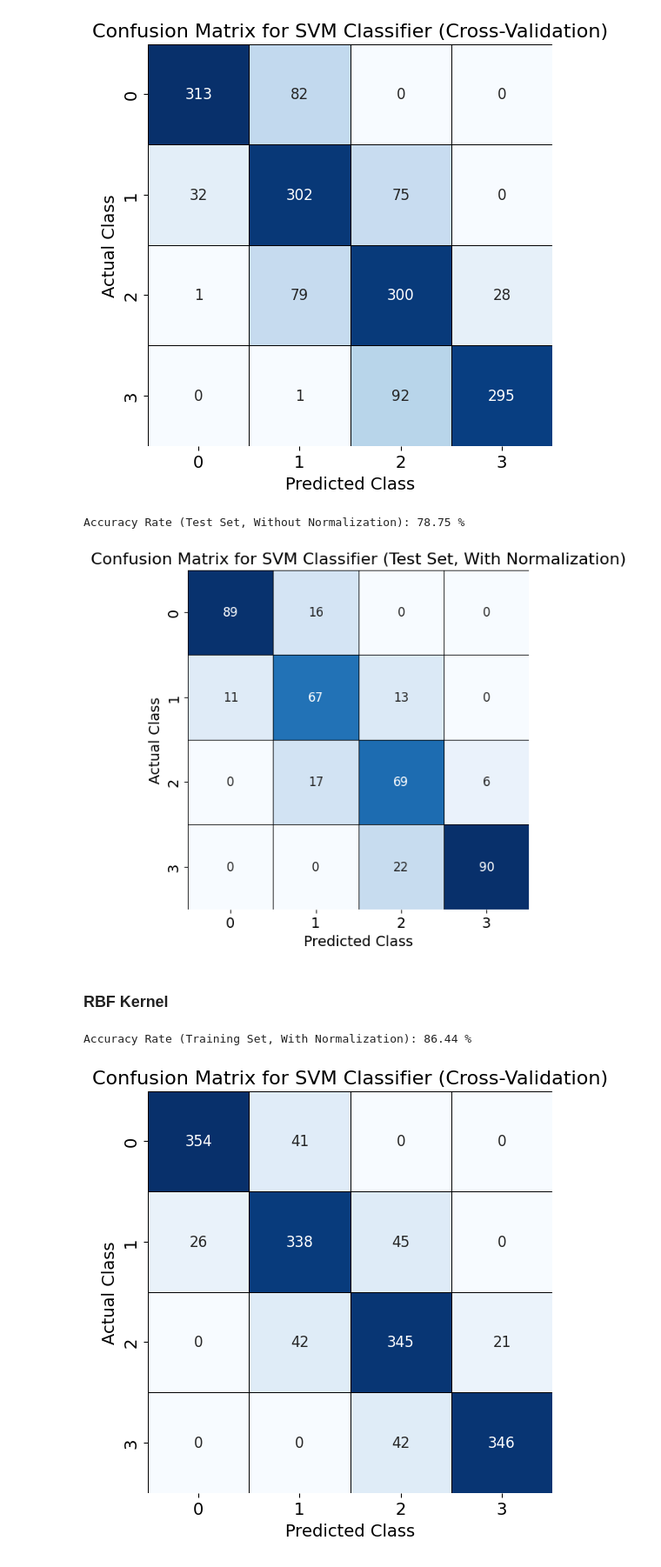
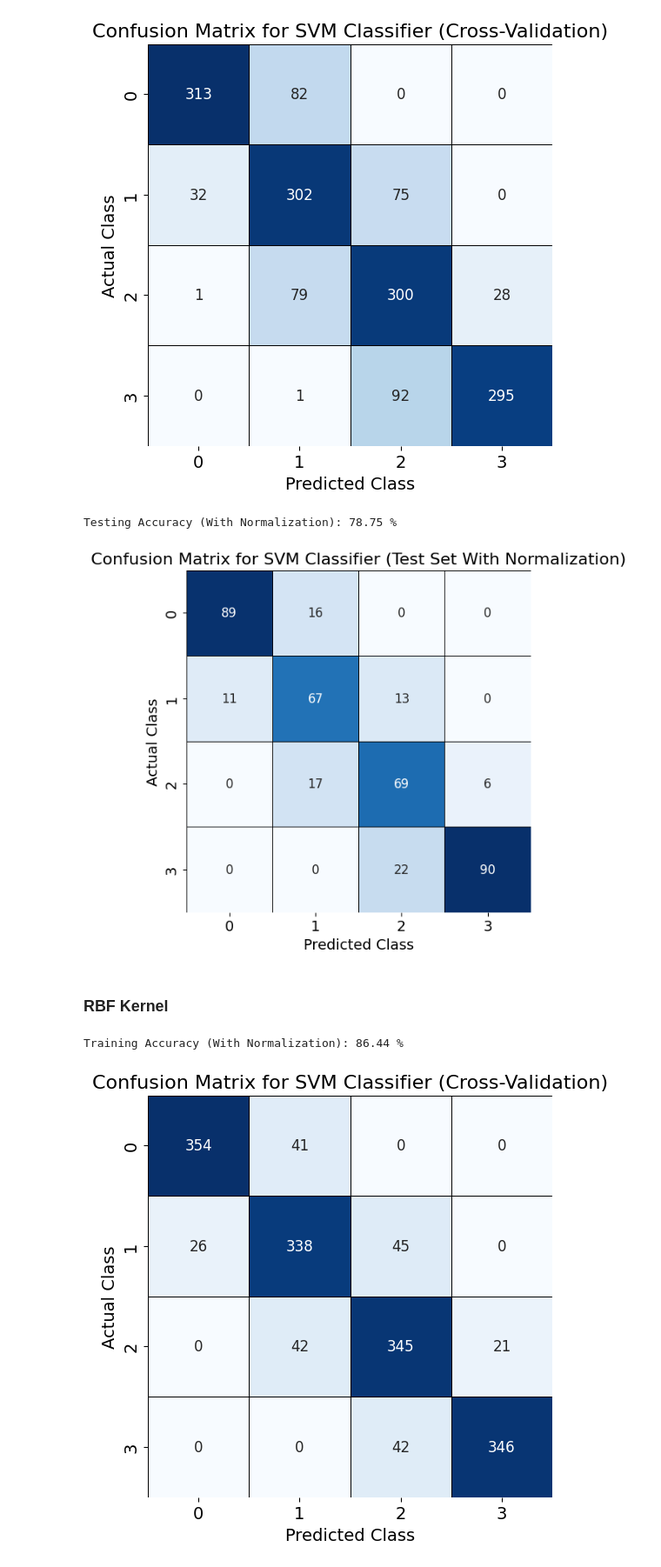
Before and after one commit to Mouleshwar3238/Mobile_Price_Classification, a Jupyter notebook: SVM_MPC.ipynb, the cells around one changed output. Shown at 87% size. Saved outputs shown, nothing was run; the diff lists cells and outputs as text; code cells hidden in the pictures.

```diff
--- a/SVM_MPC.ipynb
+++ b/SVM_MPC.ipynb
@@ -311,23 +311,23 @@ y_test_pred6 = svm_classifier6.predict(X_test_normalized)
 # %%
 # Evaluating the classifier on the test set
 accuracy_test6 = accuracy_score(y_test, y_test_pred6)
-print('Accuracy Rate (Test Set, Without Normalization):',round(accuracy_test6*100,2),'%')
+print('Testing Accuracy (With Normalization):',round(accuracy_test6*100,2),'%')
 # %% [output]
-Accuracy Rate (Test Set, Without Normalization): 78.75 %
+Testing Accuracy (With Normalization): 78.75 %
 # %%
 # Generating and plotting the confusion matrix for the test set
 conf_matrix_test6 = confusion_matrix(y_test, y_test_pred6)
 
 plt.figure(figsize=(6,6))
 sns.heatmap(conf_matrix_test6, annot=True, fmt='d', cmap='Blues', cbar=False, linewidths=0.5, linecolor='black',
             xticklabels=svm_classifier6.classes_, yticklabels=svm_classifier6.classes_, annot_kws={"size": 12})
 plt.xlabel('Predicted Class', color='black', fontsize=14)
 plt.ylabel('Actual Class', color='black', fontsize=14)
-plt.title('Confusion Matrix for SVM Classifier (Test Set, With Normalization)', color='black', fontsize=16)
+plt.title('Confusion Matrix for SVM Classifier (Test Set With Normalization)', color='black', fontsize=16)
 plt.tick_params(axis='both', which='major', labelsize=14)
 plt.show()
 # %% [output]
-[figure, old version]
+[figure, new version]
 # %% [markdown]
 ### RBF Kernel
 # %%
@@ -336,9 +336,9 @@ svm_classifier7 = SVC(kernel='rbf')
 y_train_pred7 = cross_val_predict(svm_classifier7, X_train_normalized, y_train, cv=5)
 # %%
 accuracy_cv7 = accuracy_score(y_train, y_train_pred7)
-print('Accuracy Rate (Training Set, With Normalization):',round(accuracy_cv7*100,2),'%')
+print('Training Accuracy (With Normalization):',round(accuracy_cv7*100,2),'%')
 # %% [output]
-Accuracy Rate (Training Set, With Normalization): 86.44 %
+Training Accuracy (With Normalization): 86.44 %
 # %%
 # Generating and plotting the confusion matrix
 conf_matrix_cv7 = confusion_matrix(y_train, y_train_pred7)
```
Also changed, not shown: parts of 21 cells of this notebook.
